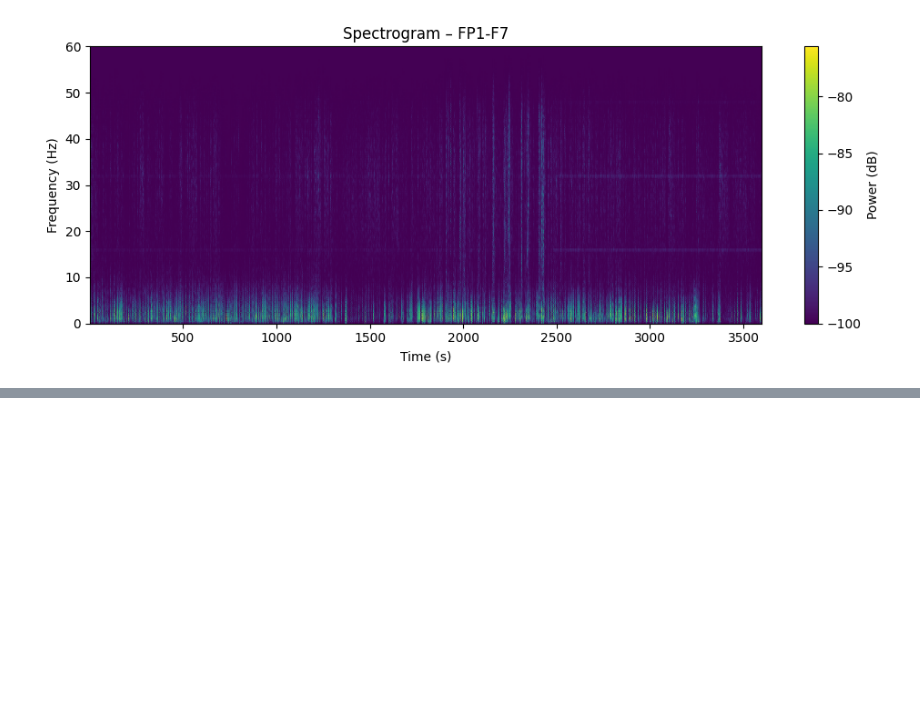
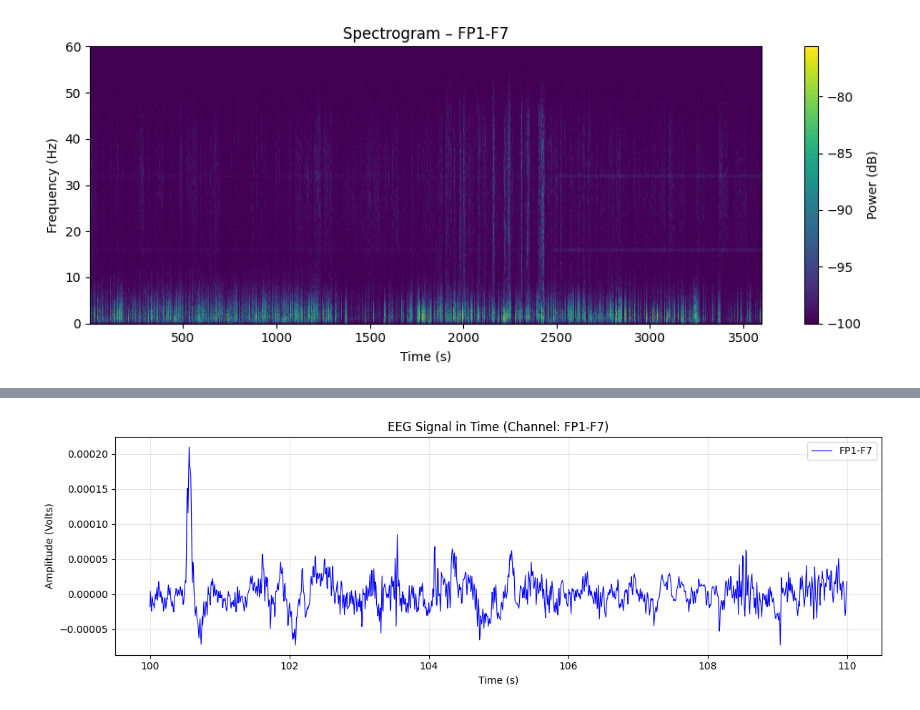
Before and after one commit to denizyennerr/Tez, a Jupyter notebook: notebooks/analysis.ipynb, the cells around one changed output, grey strips where cells are left out. Drawn from its saved outputs; the diff is of its cells as text; code cells hidden in the pictures; blank space fills up the shorter version.

```diff
--- a/notebooks/analysis.ipynb
+++ b/notebooks/analysis.ipynb
@@ -1157,0 +1150,30 @@ plt.show()
+# %%
+# 1. Setup settings
+ch_idx = 0                  # Channel index to plot
+start_sec = 100             # Start plotting at 100 seconds
+duration_sec = 10           # Plot 10 seconds of data
+
+# 2. Extract specific window of data
+sfreq = raw_after.info['sfreq']
+start_samp = int(start_sec * sfreq)
+stop_samp = int((start_sec + duration_sec) * sfreq)
+
+# raw_after[...] returns (data, times)
+# data shape is (1, n_samples) because we selected one channel
+data, times = raw_after[ch_idx, start_samp:stop_samp]
+signal = data[0]  # Take the first (and only) channel from the array
+
+# 3. Plot Time Domain
+plt.figure(figsize=(12, 4))
+plt.plot(times, signal, color='blue', lw=0.8, label=raw_after.ch_names[ch_idx])
+
+# Styling
+plt.title(f"EEG Signal in Time (Channel: {raw_after.ch_names[ch_idx]})")
+plt.xlabel("Time (s)")
+plt.ylabel("Amplitude (Volts)") # MNE stores data in Volts (usually µV range)
+plt.grid(True, alpha=0.3)
+plt.legend()
+plt.tight_layout()
+plt.show()
+# %% [output]
+[figure, added]
```
Also changed, not shown: parts of 14 cells of this notebook, 2 other files.
